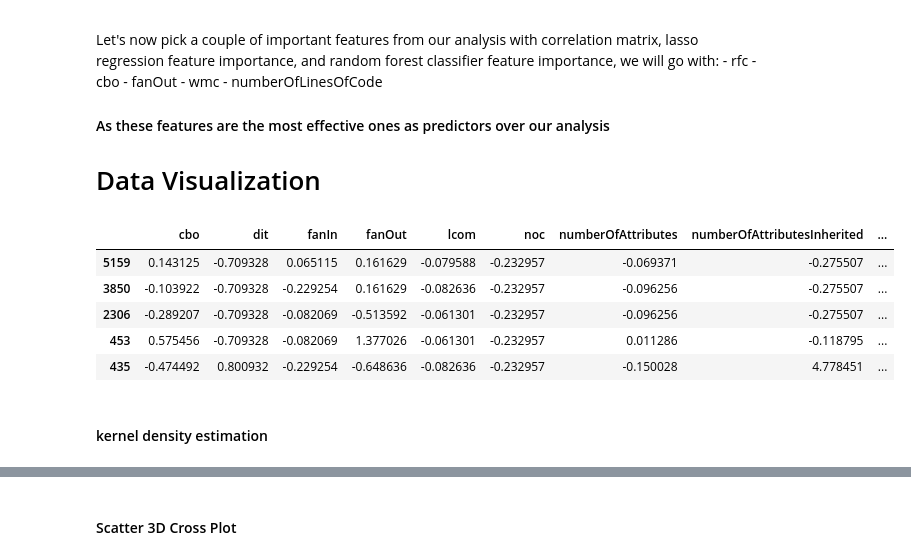
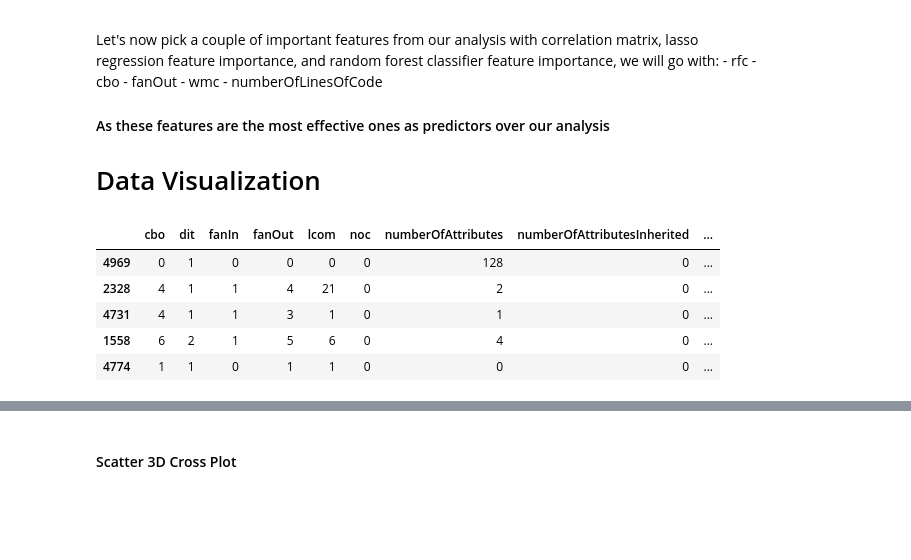
Before and after one commit to YousefGh/software_bug_prediction, a Jupyter notebook: ML_Project_.ipynb, the cells around one changed output, grey strips where cells are left out. Drawn from its saved outputs; the diff is of its cells as text; code cells hidden in the pictures; blank space fills up the shorter version.

```diff
--- a/ML_Project_.ipynb
+++ b/ML_Project_.ipynb
@@ -298,7 +298,10 @@ X_train_scaled = pd.DataFrame(StandardScaler().fit_transform(X_train.values), co
 X_test_scaled = pd.DataFrame(StandardScaler().fit_transform(X_test.values), columns=X_test.columns, index=X_test.index)
 
 data_for_viz = X_train_scaled.copy()
+data_for_viz_unscaled = X_train.copy()
+
 data_for_viz['Bugs'] = y_train.copy().tolist()
+data_for_viz_unscaled['Bugs'] = y_train.copy().tolist()
 # %%
 data_for_viz.head()
 # %% [output]
@@ -398,13 +401,11 @@ Let's now pick a couple of important features from our analysis with correlation
 #### As these features are the most effective ones as predictors over our analysis
 # Data Visualization
 # %%
-data_for_viz.head()
+data_for_viz_unscaled.head()
 # %% [output]
 |  | cbo | dit | fanIn | fanOut | lcom | noc | numberOfAttributes | numberOfAttributesInherited | ... |
-| 5159 | 0.143125 | -0.709328 | 0.065115 | 0.161629 | -0.079588 | -0.232957 | -0.069371 | -0.275507 | ... |
-| 3850 | -0.103922 | -0.709328 | -0.229254 | 0.161629 | -0.082636 | -0.232957 | -0.096256 | -0.275507 | ... |
-| 2306 | -0.289207 | -0.709328 | -0.082069 | -0.513592 | -0.061301 | -0.232957 | -0.096256 | -0.275507 | ... |
-| 453 | 0.575456 | -0.709328 | -0.082069 | 1.377026 | -0.061301 | -0.232957 | 0.011286 | -0.118795 | ... |
-| 435 | -0.474492 | 0.800932 | -0.229254 | -0.648636 | -0.082636 | -0.232957 | -0.150028 | 4.778451 | ... |
+| 4969 | 0 | 1 | 0 | 0 | 0 | 0 | 128 | 0 | ... |
+| 2328 | 4 | 1 | 1 | 4 | 21 | 0 | 2 | 0 | ... |
+| 4731 | 4 | 1 | 1 | 3 | 1 | 0 | 1 | 0 | ... |
+| 1558 | 6 | 2 | 1 | 5 | 6 | 0 | 4 | 0 | ... |
+| 4774 | 1 | 1 | 0 | 1 | 1 | 0 | 0 | 0 | ... |
-# %% [markdown]
-#### kernel density estimation
```
Also changed, not shown: parts of 21 cells of this notebook, 1 other file.
